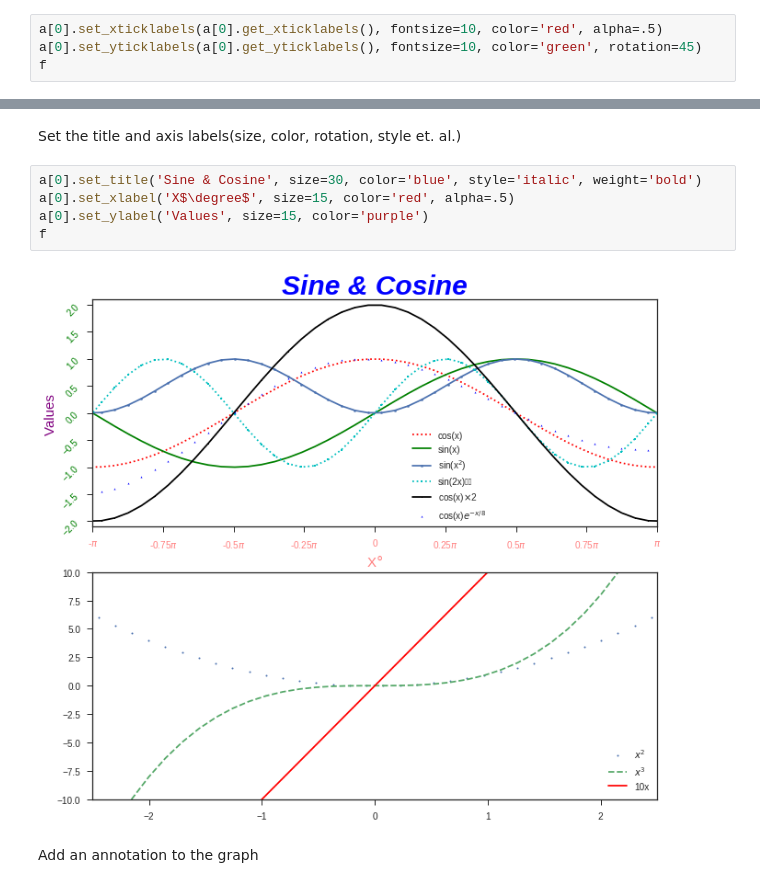
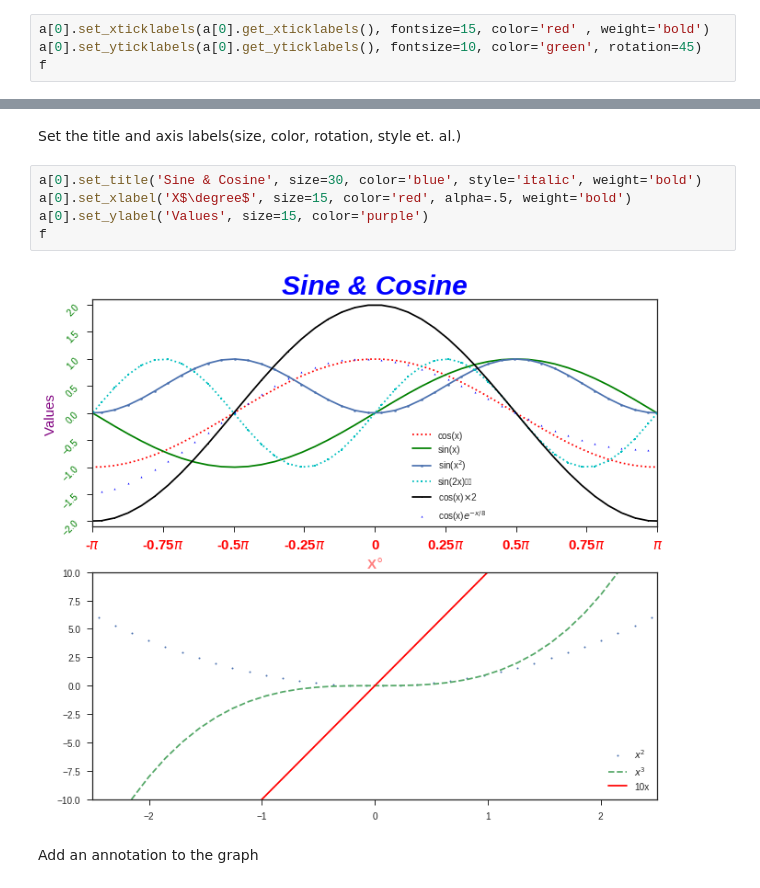
Before and after one commit to uremember809/MatplotlibGuide, a Jupyter notebook: matplotlibguide.ipynb, the cells around one changed output, grey strips where cells are left out. Drawn from its saved outputs; the diff is of its cells as text.

```diff
--- a/matplotlibguide.ipynb
+++ b/matplotlibguide.ipynb
@@ -104,7 +98,7 @@ f
 # %% [markdown]
 Set the tick labels size, color and rotation. There are other ways to do that, this is the most conenient way for me. And it is the most staightforward way when you understand it.
 # %%
-a[0].set_xticklabels(a[0].get_xticklabels(), fontsize=10, color='red', alpha=.5)
+a[0].set_xticklabels(a[0].get_xticklabels(), fontsize=15, color='red' , weight='bold')
 a[0].set_yticklabels(a[0].get_yticklabels(), fontsize=10, color='green', rotation=45)
 f
 # %% [output]
@@ -113,11 +107,11 @@ f
 Set the title and axis labels(size, color, rotation, style et. al.)
 # %%
 a[0].set_title('Sine & Cosine', size=30, color='blue', style='italic', weight='bold')
-a[0].set_xlabel('X$\degree$', size=15, color='red', alpha=.5)
+a[0].set_xlabel('X$\degree$', size=15, color='red', alpha=.5, weight='bold')
 a[0].set_ylabel('Values', size=15, color='purple')
 f
 # %% [output]
-[figure, old version]
+[figure, new version]
 # %% [markdown]
 Add an annotation to the graph
 # %%
```
Also changed, not shown: parts of 11 cells of this notebook.
